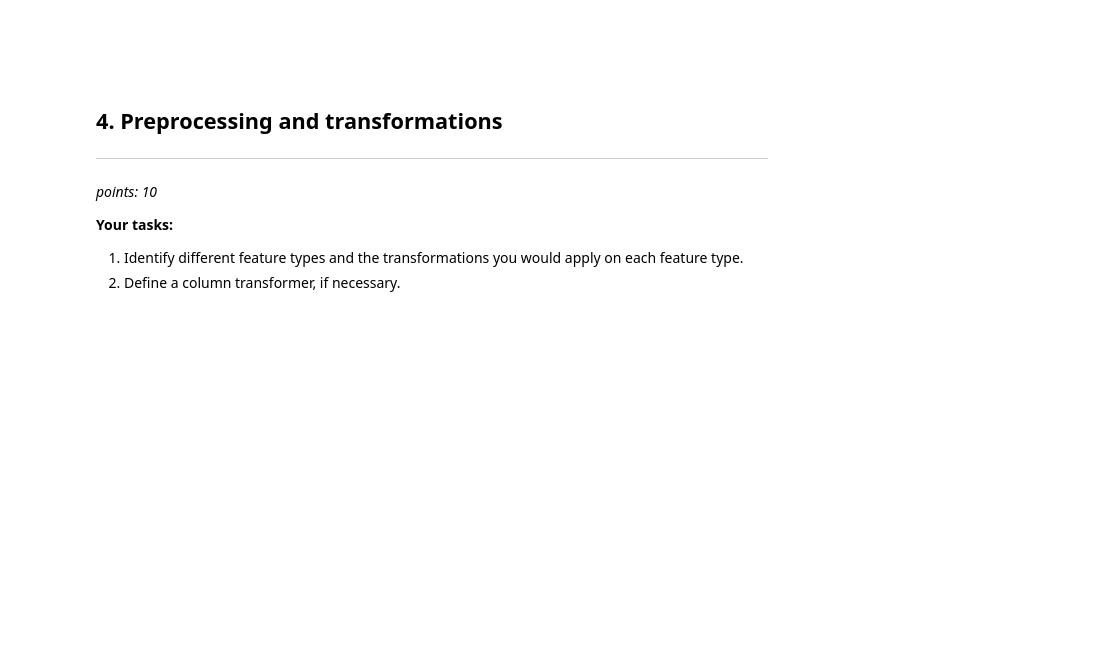
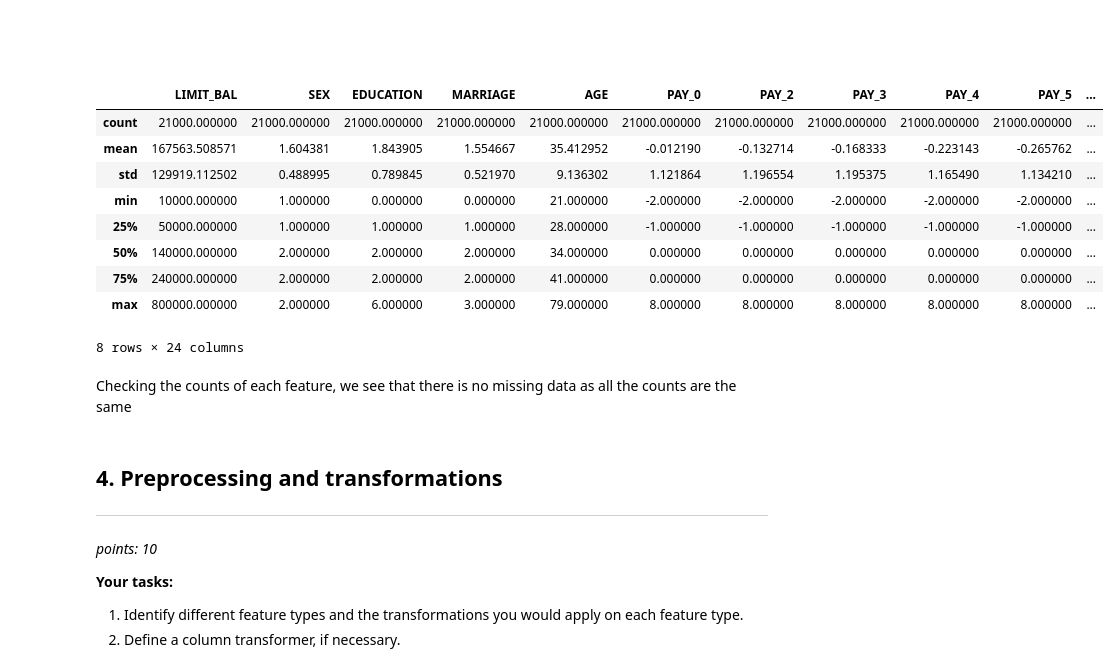
Before and after one commit to rdangyan/cs330, a Jupyter notebook: hw/hw5/hw5.ipynb, the cells around one changed output. Saved outputs shown, nothing was run; the diff lists cells and outputs as text; code cells hidden in the pictures; blank space fills up the shorter version.

```diff
--- a/hw/hw5/hw5.ipynb
+++ b/hw/hw5/hw5.ipynb
@@ -134,6 +152,8 @@ Solution_2
 </div>
 # %% [markdown]
 _Type your answer here, replacing this text._
+# %%
+train_df, test_df = train_test_split(credit_df, test_size=0.3, random_state=76)
 # %% [markdown]
 <!-- END QUESTION -->
 
@@ -164,6 +184,21 @@ _Type your answer here, replacing this text._
 <!-- END QUESTION -->
 
 <br><br>
+# %%
+train_df.describe()
+# %% [output]
+|  | LIMIT_BAL | SEX | EDUCATION | MARRIAGE | AGE | PAY_0 | PAY_2 | PAY_3 | PAY_4 | PAY_5 | ... |
+| count | 21000.000000 | 21000.000000 | 21000.000000 | 21000.000000 | 21000.000000 | 21000.000000 | 21000.000000 | 21000.000000 | 21000.000000 | 21000.000000 | ... |
+| mean | 167563.508571 | 1.604381 | 1.843905 | 1.554667 | 35.412952 | -0.012190 | -0.132714 | -0.168333 | -0.223143 | -0.265762 | ... |
+| std | 129919.112502 | 0.488995 | 0.789845 | 0.521970 | 9.136302 | 1.121864 | 1.196554 | 1.195375 | 1.165490 | 1.134210 | ... |
+| min | 10000.000000 | 1.000000 | 0.000000 | 0.000000 | 21.000000 | -2.000000 | -2.000000 | -2.000000 | -2.000000 | -2.000000 | ... |
+| 25% | 50000.000000 | 1.000000 | 1.000000 | 1.000000 | 28.000000 | -1.000000 | -1.000000 | -1.000000 | -1.000000 | -1.000000 | ... |
+| 50% | 140000.000000 | 2.000000 | 2.000000 | 2.000000 | 34.000000 | 0.000000 | 0.000000 | 0.000000 | 0.000000 | 0.000000 | ... |
+| 75% | 240000.000000 | 2.000000 | 2.000000 | 2.000000 | 41.000000 | 0.000000 | 0.000000 | 0.000000 | 0.000000 | 0.000000 | ... |
+| max | 800000.000000 | 2.000000 | 6.000000 | 3.000000 | 79.000000 | 8.000000 | 8.000000 | 8.000000 | 8.000000 | 8.000000 | ... |
+8 rows × 24 columns
+# %% [markdown]
+Checking the counts of each feature, we see that there is no missing data as all the counts are the same
 # %% [markdown]
 <!-- BEGIN QUESTION -->
 
```
Also changed, not shown: parts of 3 cells of this notebook.
